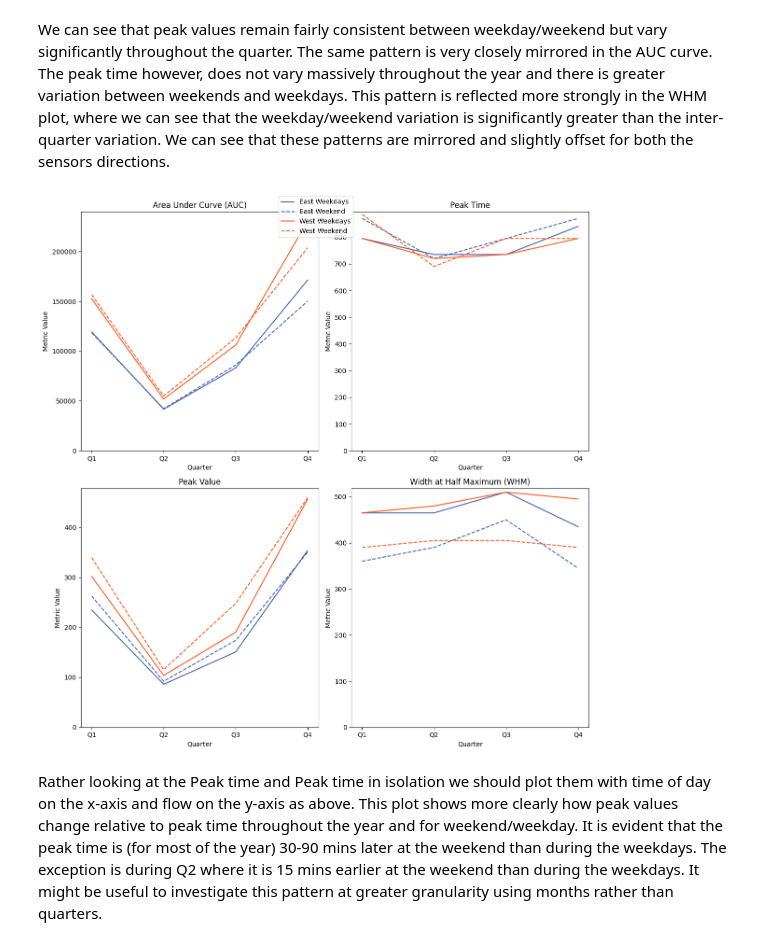
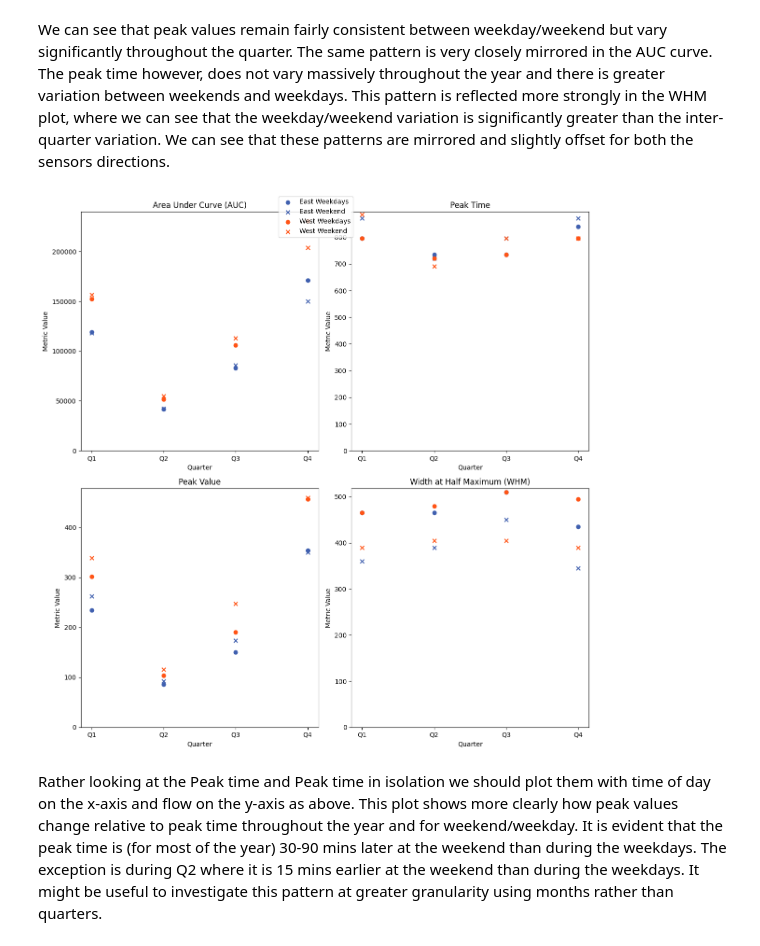
Before and after one commit to carrowmw/mres-project, a Jupyter notebook: analysis_files/_build/jupyter_execute/2.3_Data_Exploration_Report.ipynb, the cells around one changed output. Cells and saved outputs as stored; diff of their text form; code cells hidden in the pictures.

```diff
--- a/analysis_files/_build/jupyter_execute/2.3_Data_Exploration_Report.ipynb
+++ b/analysis_files/_build/jupyter_execute/2.3_Data_Exploration_Report.ipynb
@@ -738,147 +746,147 @@ We can see that peak values remain fairly consistent between weekday/weekend but
 # %%
 fig, ax = plt.subplots(2, 2, figsize=(12, 12))
 
-# define your line plots for east with color custom_palette[0] for blue
-(east_weekday_auc,) = ax[0, 0].plot(
+# define your line scatters for east with color custom_palette[0] for blue
+east_weekday_auc = ax[0, 0].scatter(
     east_weekday_metrics["quarter"],
     east_weekday_metrics["AUC"],
     label="East Weekdays",
     color=custom_palette[0],
 )
-(east_weekend_auc,) = ax[0, 0].plot(
+east_weekend_auc = ax[0, 0].scatter(
     east_weekend_metrics["quarter"],
     east_weekend_metrics["AUC"],
     label="East Weekend",
-    linestyle="--",
+    marker="x",
     color=custom_palette[0],
 )
 
-(east_weekday_peak_time,) = ax[0, 1].plot(
+east_weekday_peak_time = ax[0, 1].scatter(
     east_weekday_metrics["quarter"],
     east_weekday_metrics["peak_time"],
     label="East Weekdays",
     color=custom_palette[0],
 )
-(east_weekend_peak_time,) = ax[0, 1].plot(
+east_weekend_peak_time = ax[0, 1].scatter(
     east_weekend_metrics["quarter"],
     east_weekend_metrics["peak_time"],
     label="East Weekend",
-    linestyle="--",
+    marker="x",
     color=custom_palette[0],
 )
 
-(east_weekday_peak_value,) = ax[1, 0].plot(
+east_weekday_peak_value = ax[1, 0].scatter(
     east_weekday_metrics["quarter"],
     east_weekday_metrics["peak_value"],
     label="East Weekdays",
     color=custom_palette[0],
 )
-(east_weekend_peak_value,) = ax[1, 0].plot(
+east_weekend_peak_value = ax[1, 0].scatter(
     east_weekend_metrics["quarter"],
     east_weekend_metrics["peak_value"],
     label="East Weekend",
-    linestyle="--",
+    marker="x",
     color=custom_palette[0],
 )
 
-(east_weekday_whm,) = ax[1, 1].plot(
+east_weekday_whm = ax[1, 1].scatter(
     east_weekday_metrics["quarter"],
     east_weekday_metrics["WHM"],
     label="East Weekdays",
     color=custom_palette[0],
 )
-(east_weekend_whm,) = ax[1, 1].plot(
+east_weekend_whm = ax[1, 1].scatter(
     east_weekend_metrics["quarter"],
     east_weekend_metrics["WHM"],
     label="East Weekend",
-    linestyle="--",
+    marker="x",
     color=custom_palette[0],
 )
 
-# define your line plots for west with color custom_palette[1] for red
-(west_weekday_auc,) = ax[0, 0].plot(
+# define your line scatters for west with color custom_palette[1] for red
+west_weekday_auc = ax[0, 0].scatter(
     west_weekday_metrics["quarter"],
     west_weekday_metrics["AUC"],
     label="West Weekdays",
     color=custom_palette[1],
 )
-(west_weekend_auc,) = ax[0, 0].plot(
+west_weekend_auc = ax[0, 0].scatter(
     west_weekend_metrics["quarter"],
     west_weekend_metrics["AUC"],
     label="West Weekend",
-    linestyle="--",
+    marker="x",
     color=custom_palette[1],
 )
 
-(west_weekday_peak_time,) = ax[0, 1].plot(
+west_weekday_peak_time = ax[0, 1].scatter(
     west_weekday_metrics["quarter"],
     west_weekday_metrics["peak_time"],
     label="West Weekdays",
     color=custom_palette[1],
 )
-(west_weekend_peak_time,) = ax[0, 1].plot(
+west_weekend_peak_time = ax[0, 1].scatter(
     west_weekend_metrics["quarter"],
     west_weekend_metrics["peak_time"],
     label="West Weekend",
-    linestyle="--",
+    marker="x",
     color=custom_palette[1],
 )
 
-(west_weekday_peak_value,) = ax[1, 0].plot(
+west_weekday_peak_value = ax[1, 0].scatter(
     west_weekday_metrics["quarter"],
     west_weekday_metrics["peak_value"],
     label="West Weekdays",
     color=custom_palette[1],
 )
-(west_weekend_peak_value,) = ax[1, 0].plot(
+west_weekend_peak_value = ax[1, 0].scatter(
     west_weekend_metrics["quarter"],
     west_weekend_metrics["peak_value"],
     label="West Weekend",
-    linestyle="--",
+    marker="x",
     color=custom_palette[1],
 )
 
-(west_weekday_whm,) = ax[1, 1].plot(
+west_weekday_whm = ax[1, 1].scatter(
     west_weekday_metrics["quarter"],
     west_weekday_metrics["WHM"],
     label="West Weekdays",
     color=custom_palette[1],
 )
-(west_weekend_whm,) = ax[1, 1].plot(
+west_weekend_whm = ax[1, 1].scatter(
     west_weekend_metrics["quarter"],
     west_weekend_metrics["WHM"],
     label="West Weekend",
-    linestyle="--",
+    marker="x",
     color=custom_palette[1],
 )
 
 # the rest of the code remains unchanged
 
 ax[0, 0].set_title("Area Under Curve (AUC)")
 ax[0, 1].set_title("Peak Time")
 ax[1, 0].set_title("Peak Value")
 ax[1, 1].set_title("Width at Half Maximum (WHM)")
 
 for i in range(2):
     for j in range(2):
         ax[i, j].set_xlabel("Quarter")
         ax[i, j].set_ylabel("Metric Value")
 
 for i in range(2):
     for j in range(2):
         ax[i, j].set_ylim(bottom=0)
 
 # add a legend
 fig.legend(
     [east_weekday_auc, east_weekend_auc, west_weekday_auc, west_weekend_auc],
     ["East Weekdays", "East Weekend", "West Weekdays", "West Weekend"],
     loc="upper center",
 )
 
 plt.tight_layout()
 plt.show()
 # %% [output]
-[figure, old version]
+[figure, new version]
 # %% [markdown]
 Rather looking at the Peak time and Peak time in isolation we should plot them with time of day on the x-axis and flow on the y-axis as above. This plot shows more clearly how peak values change relative to peak time throughout the year and for weekend/weekday. It is evident that the peak time is (for most of the year) 30-90 mins later at the weekend than during the weekdays. The exception is during Q2 where it is 15 mins earlier at the weekend than during the weekdays. It might be useful to investigate this pattern at greater granularity using months rather than quarters.
 # %%
```
Also changed, not shown: parts of 12 cells of this notebook, 32 other files.
